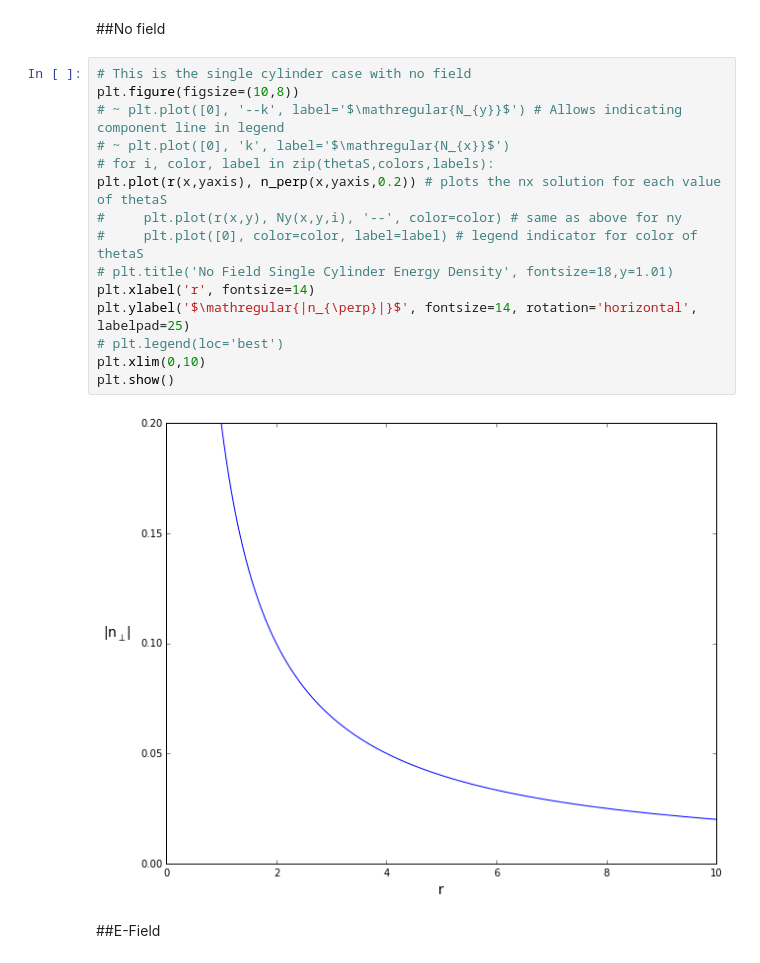
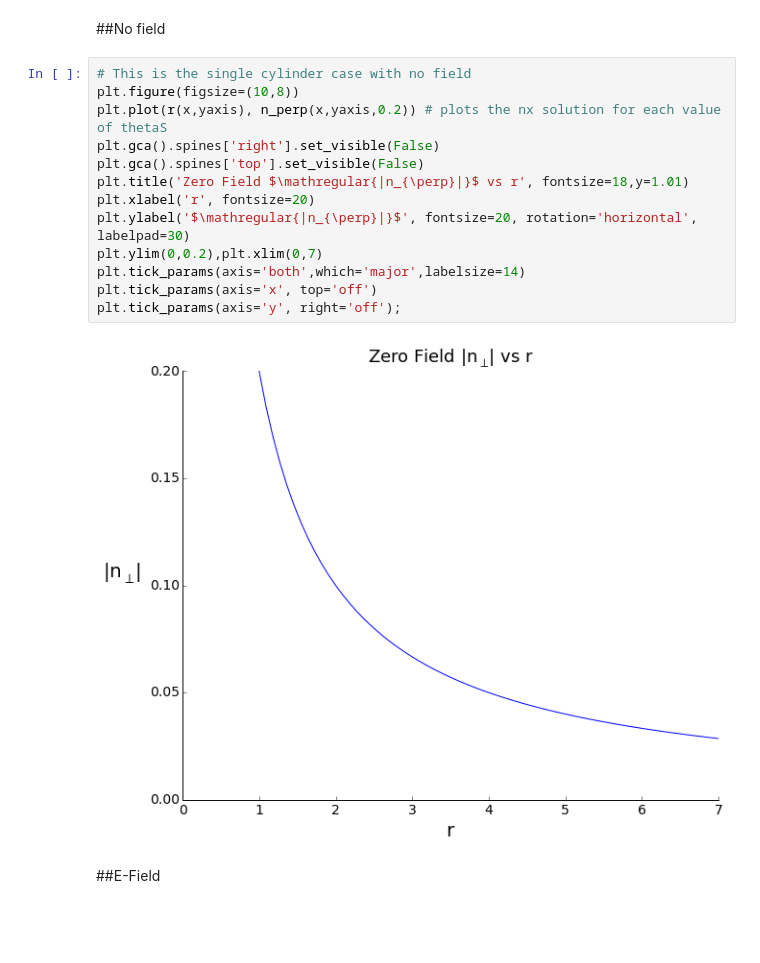
Before and after one commit to brettavedisian/Liquid-Crystals, a Jupyter notebook: plots.ipynb, the cells around one changed output. Drawn from its saved outputs; the diff is of its cells as text; blank space fills up the shorter version.

```diff
--- a/plots.ipynb
+++ b/plots.ipynb
@@ -56,20 +56,18 @@ dlabels = ['d = 1','d = 2','d = 3','d = 4']
 # %%
 # This is the single cylinder case with no field
 plt.figure(figsize=(10,8))
-# ~ plt.plot([0], '--k', label='$\mathregular{N_{y}}$') # Allows indicating component line in legend
-# ~ plt.plot([0], 'k', label='$\mathregular{N_{x}}$')
-# for i, color, label in zip(thetaS,colors,labels):
 plt.plot(r(x,yaxis), n_perp(x,yaxis,0.2)) # plots the nx solution for each value of thetaS
-#     plt.plot(r(x,y), Ny(x,y,i), '--', color=color) # same as above for ny
-#     plt.plot([0], color=color, label=label) # legend indicator for color of thetaS
-# plt.title('No Field Single Cylinder Energy Density', fontsize=18,y=1.01)
-plt.xlabel('r', fontsize=14)
-plt.ylabel('$\mathregular{|n_{\perp}|}$', fontsize=14, rotation='horizontal', labelpad=25)
-# plt.legend(loc='best')
-plt.xlim(0,10)
-plt.show()
+plt.gca().spines['right'].set_visible(False)
+plt.gca().spines['top'].set_visible(False)
+plt.title('Zero Field $\mathregular{|n_{\perp}|}$ vs r', fontsize=18,y=1.01)
+plt.xlabel('r', fontsize=20)
+plt.ylabel('$\mathregular{|n_{\perp}|}$', fontsize=20, rotation='horizontal', labelpad=30)
+plt.ylim(0,0.2),plt.xlim(0,7)
+plt.tick_params(axis='both',which='major',labelsize=14)
+plt.tick_params(axis='x', top='off')
+plt.tick_params(axis='y', right='off');
 # %% [output]
-[figure, old version]
+[figure, new version]
 # %% [markdown]
 ##E-Field
 # %%
```
Also changed, not shown: parts of 43 cells of this notebook.
